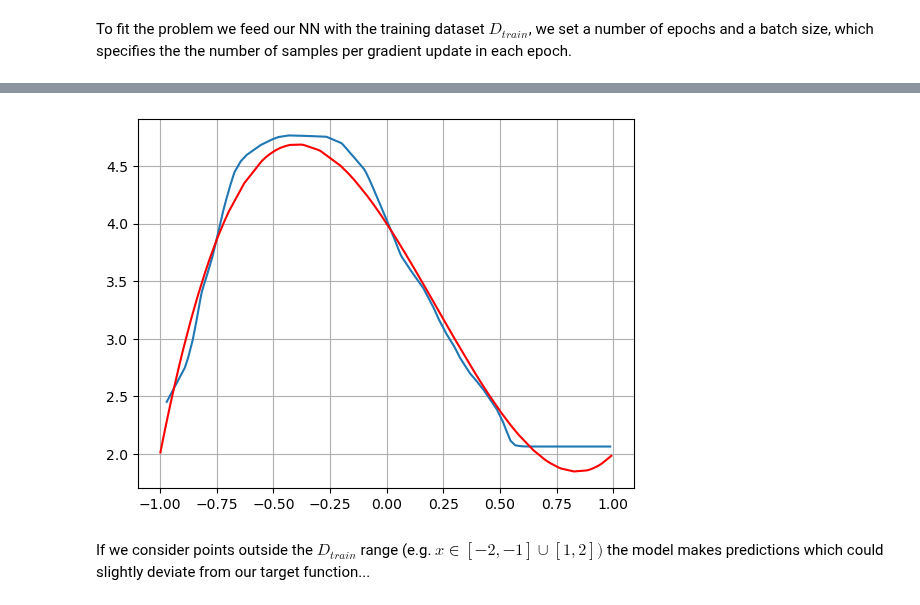
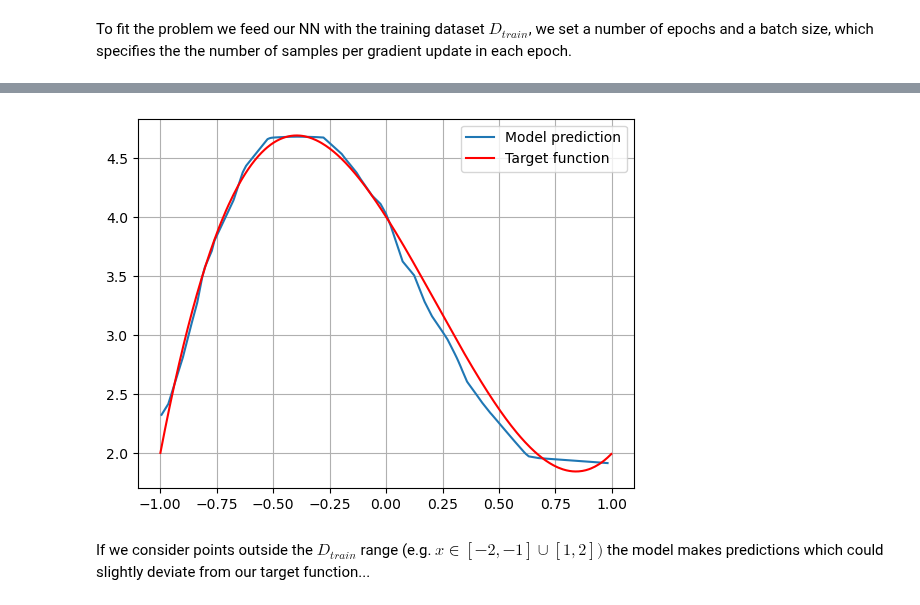
Before and after one commit to edoiannu/LSN_Exercises_Iannucci, a Jupyter notebook: Exercises_11/LSN_Exercises_11.ipynb, the cells around one changed output, grey strips where cells are left out. Saved outputs shown, nothing was run; the diff lists cells and outputs as text; code cells hidden in the pictures.

```diff
--- a/Exercises_11/LSN_Exercises_11.ipynb
+++ b/Exercises_11/LSN_Exercises_11.ipynb
@@ -243,8 +243,8 @@ The set of the independent variables $X$ is drawn from a uniform distribution in
 import numpy as np
 
 np.random.seed(0)
-x_train = np.random.uniform(-1, 1, 1000) # X training dataset
-x_valid = np.random.uniform(-1, 1, 100) # X validation dataset
+x_train = np.random.uniform(-1, 1, 10000) # X training dataset
+x_valid = np.random.uniform(-1, 1, 1000) # X validation dataset
 x_valid.sort()
 # %% [markdown]
 The set of the dependent variables $Y$ is genereted by deviate the true values of $f(x)$, with $x \in X$, with a Gaussian noise (in general, given a prediction problem, the function $f: X \rightarrow Y$ is unknown).
@@ -286,9 +284,11 @@ model = tf.keras.Sequential()
 # %% [markdown]
 The input layer has a single neuron fed with the independent variable set $X$.
 # %%
+model = tf.keras.Sequential()
 # we add to the NN a densely-connected layer with 20 units with input shape 1:
 model.add(Dense(20, input_shape=(1,), activation='relu'))
 # we add another layer with 10 units, each connected to 20 outputs of previous layer
+model.add(Dense(100, activation='relu'))
 model.add(Dense(100, activation='relu'))
 model.add(Dense(100, activation='relu'))
 model.add(Dense(100, activation='relu'))
@@ -369,8 +369,9 @@ plt.show()
 x_predicted = np.random.uniform(-1, 1, 100)
 x_predicted.sort()
 y_predicted = model.predict(x_predicted)
-plt.plot(x_predicted, y_predicted)
-plt.plot(x_valid, y_target,color='r')
+plt.plot(x_predicted, y_predicted,label='Model prediction')
+plt.plot(x_valid, y_target,color='r',label='Target function')
+plt.legend()
 plt.grid(True)
 plt.show()
 # %% [output]
@@ -378,4 +379,4 @@ plt.show()
-[figure, old version]
+[figure, new version]
 # %% [markdown]
 If we consider points outside the $D_{train}$ range (e.g. $x \in [-2,-1] \cup [1,2])$ the model makes predictions which could slightly deviate from our target function...
 # %%
```
Also changed, not shown: parts of 11 cells of this notebook.
